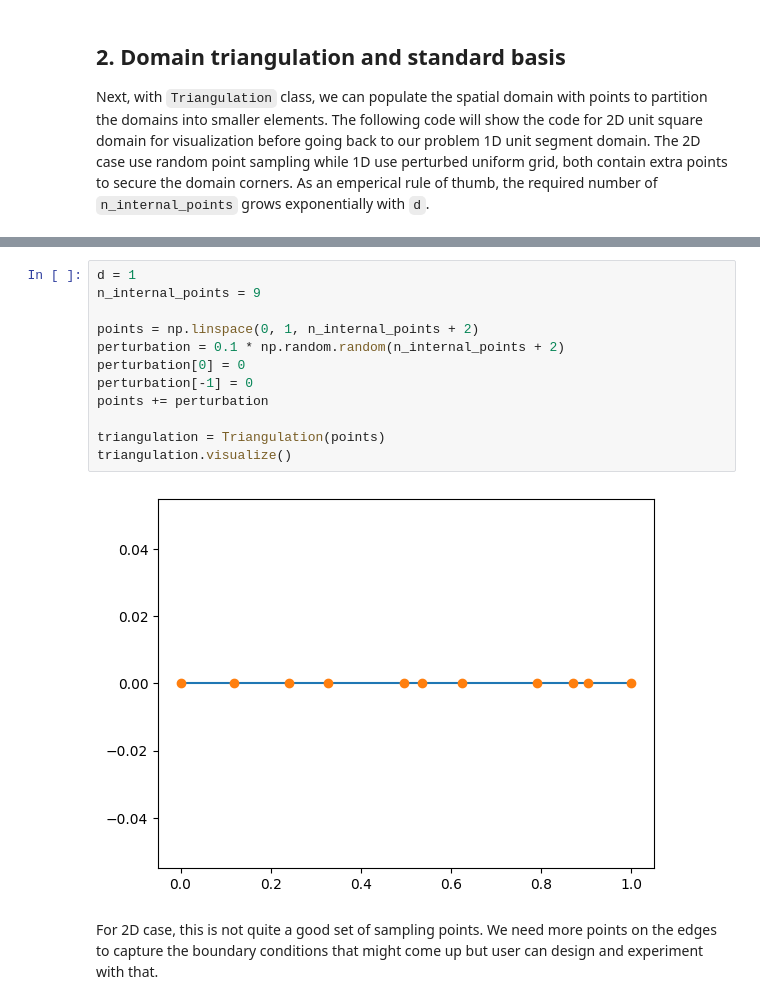
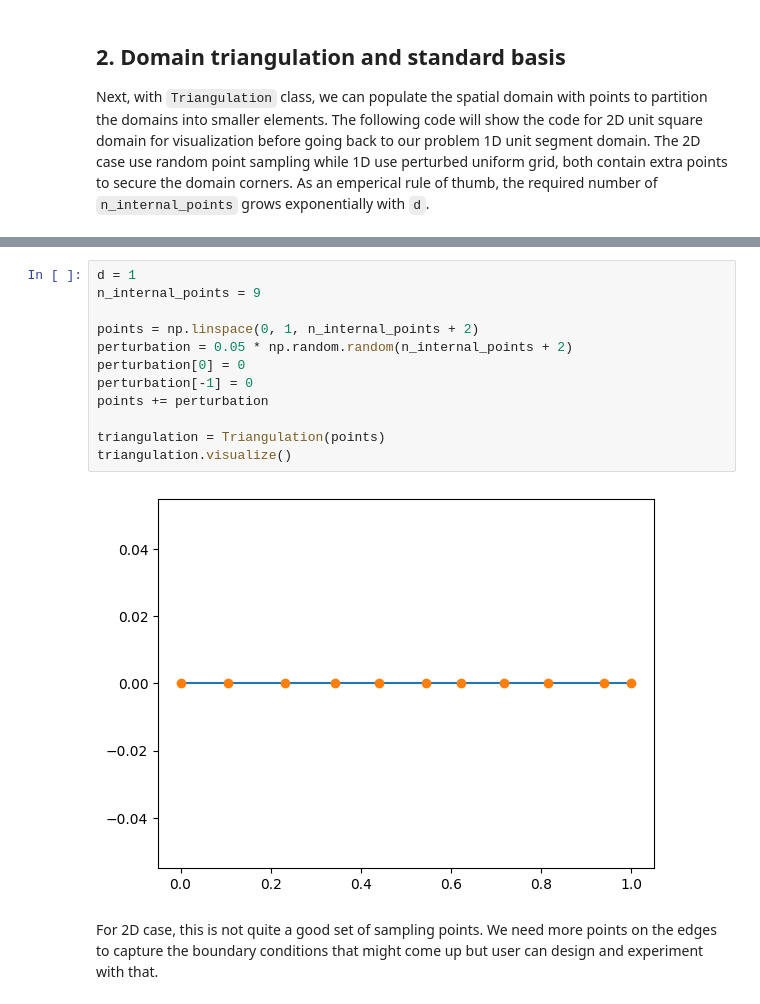
Before and after one commit to c-earth/TNPDE, a Jupyter notebook: demo.ipynb, the cells around one changed output, grey strips where cells are left out. Saved outputs shown, nothing was run; the diff lists cells and outputs as text.

```diff
--- a/demo.ipynb
+++ b/demo.ipynb
@@ -52,17 +52,17 @@ triangulation_2D.visualize()
 # %%
 d = 1
 n_internal_points = 9
 
 points = np.linspace(0, 1, n_internal_points + 2)
-perturbation = 0.1 * np.random.random(n_internal_points + 2)
+perturbation = 0.05 * np.random.random(n_internal_points + 2)
 perturbation[0] = 0
 perturbation[-1] = 0
 points += perturbation
 
 triangulation = Triangulation(points)
 triangulation.visualize()
 # %% [output]
-[figure, old version]
+[figure, new version]
 # %% [markdown]
 For 2D case, this is not quite a good set of sampling points. We need more points on the edges to capture the boundary conditions that might come up but user can design and experiment with that.
 # %% [markdown]
```
Also changed, not shown: parts of 20 cells of this notebook, 3 other files.
